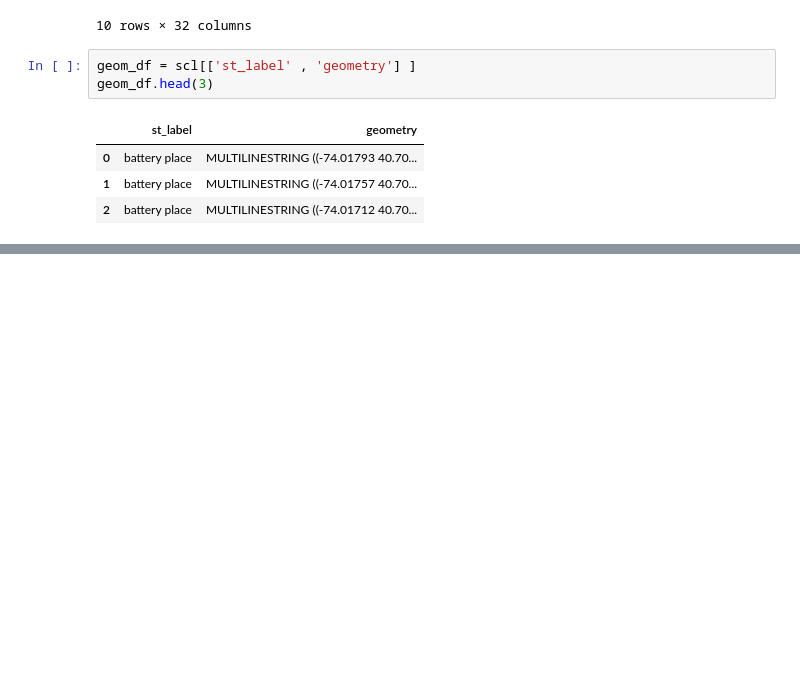
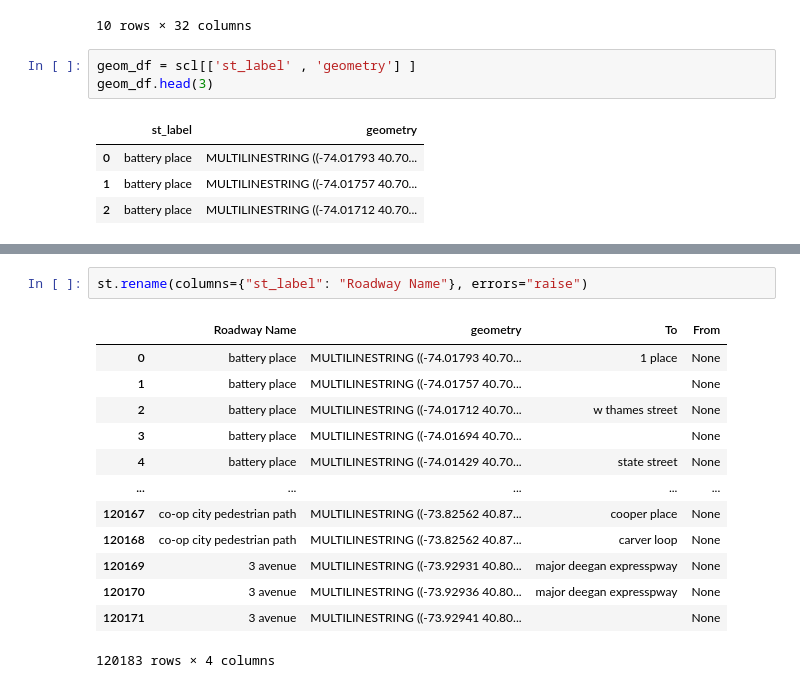
Before and after one commit to AlejandraZS10/capstone_project, a Jupyter notebook: NY Streets.ipynb, the cells around one changed output, grey strips where cells are left out. Drawn from its saved outputs; the diff is of its cells as text; blank space fills up the shorter version.

```diff
--- a/NY Streets.ipynb
+++ b/NY Streets.ipynb
@@ -187,0 +247,16 @@ test = traffic.merge(geom_df, how='left', on='Roadway Name')
+# %%
+st.rename(columns={"st_label": "Roadway Name"}, errors="raise")
+# %% [output]
+|  | Roadway Name | geometry | To | From |
+| 0 | battery place | MULTILINESTRING ((-74.01793 40.70... | 1 place | None |
+| 1 | battery place | MULTILINESTRING ((-74.01757 40.70... |  | None |
+| 2 | battery place | MULTILINESTRING ((-74.01712 40.70... | w thames street | None |
+| 3 | battery place | MULTILINESTRING ((-74.01694 40.70... |  | None |
+| 4 | battery place | MULTILINESTRING ((-74.01429 40.70... | state street | None |
+| ... | ... | ... | ... | ... |
+| 120167 | co-op city pedestrian path | MULTILINESTRING ((-73.82562 40.87... | cooper place | None |
+| 120168 | co-op city pedestrian path | MULTILINESTRING ((-73.82562 40.87... | carver loop | None |
+| 120169 | 3 avenue | MULTILINESTRING ((-73.92931 40.80... | major deegan expresspway | None |
+| 120170 | 3 avenue | MULTILINESTRING ((-73.92936 40.80... | major deegan expresspway | None |
+| 120171 | 3 avenue | MULTILINESTRING ((-73.92941 40.80... |  | None |
+120183 rows × 4 columns
```
Also changed, not shown: parts of 15 cells of this notebook, 4 other files.
